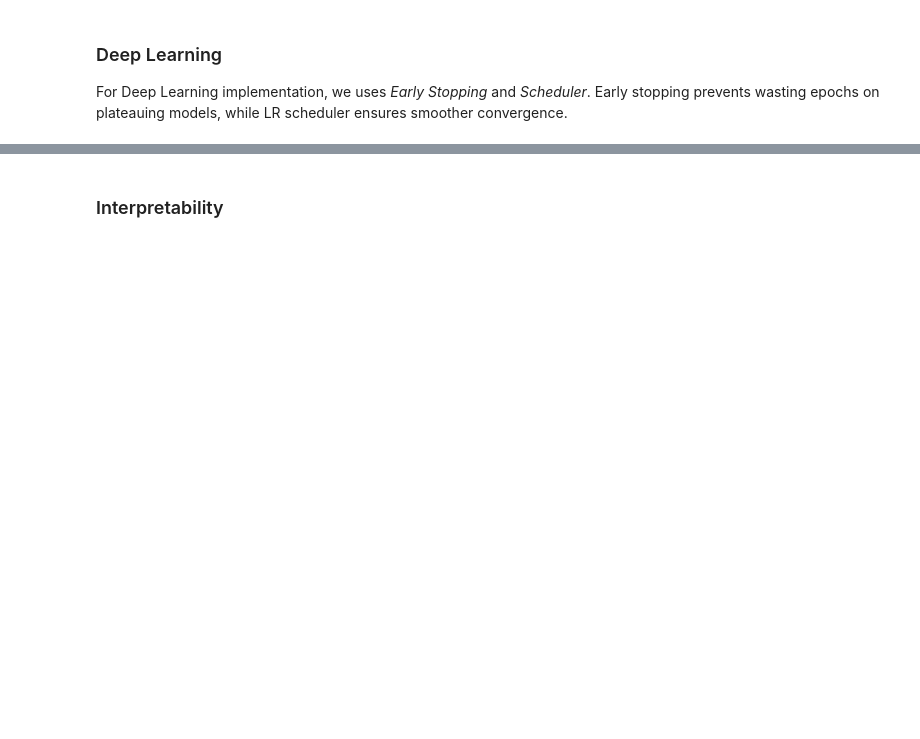
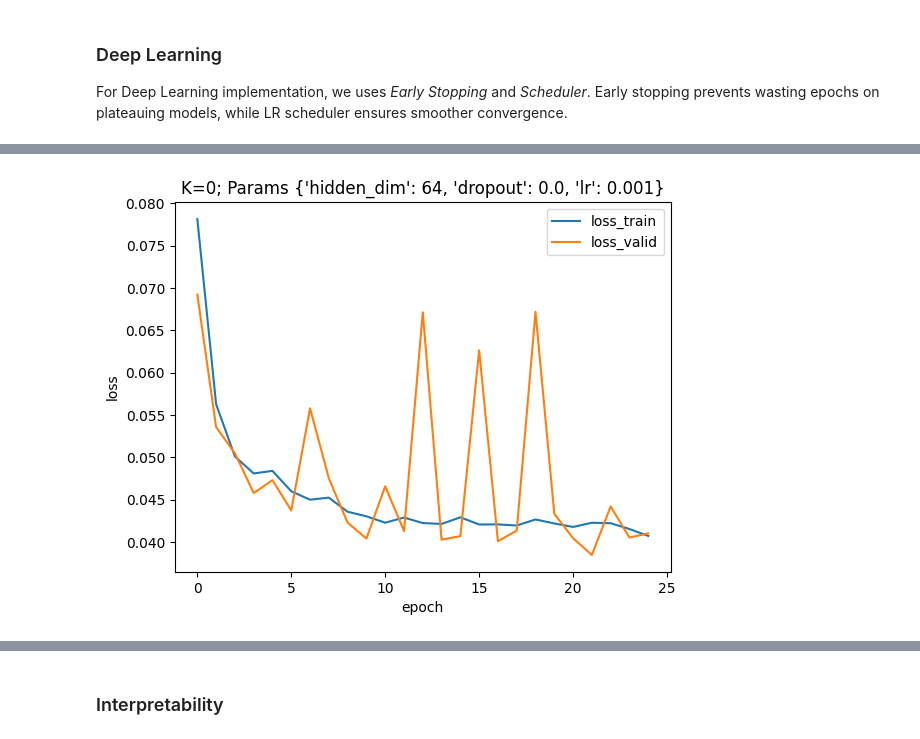
Before and after one commit to ignsagita/regression-nn-housing, a Jupyter notebook: regression-nn-housing.ipynb, the cells around one changed output, grey strips where cells are left out. Drawn from its saved outputs; the diff is of its cells as text; code cells hidden in the pictures; blank space fills up the shorter version.

```diff
--- a/regression-nn-housing.ipynb
+++ b/regression-nn-housing.ipynb
@@ -226,4 +230,0 @@ Since both variables reflect the same information about location, we'll try to u
-# %%
-geo_pca = PCA(n_components=1)
-df['Geo'] = geo_pca.fit_transform(df[['Latitude','Longitude']])
-df.drop(columns=['Latitude','Longitude'], inplace=True)
@@ -242,7 +271,7 @@ X_train, X_test, y_train, y_test = train_test_split(X, y, test_size=0.2, random_
 X_train_scaled = X_train.copy()
 X_test_scaled = X_test.copy()
 
-cols_scale = [c for c in X.columns if c != 'Geo']
+cols_scale = [c for c in X.columns if c not in ['Longitude', 'Latitude']]
 
 # Fit scaler on training data only for selected columns
 scaler = StandardScaler()
@@ -280,11 +309,13 @@ param_grids_lgb = {
 
 # Create pipeline
 pipe_xgb = Pipeline(steps=[
+    ('geo_pca', GeoPCATransformer()),
     ('selector', VarianceThreshold()),
     ('regressor', XGBRegressor(random_state=RSEED, eval_metric='rmse'))
 ])
 
 pipe_lgb = Pipeline(steps=[
+    ('geo_pca', GeoPCATransformer()),
     ('selector', VarianceThreshold()),
     ('regressor', LGBMRegressor(random_state=RSEED, verbose=-1))
 ])
@@ -324,6 +355,7 @@ for name, pipe, param_grids in models_config:
             param_distributions=param_grids,
             cv=inner_cv,
             scoring=mse_scorer,
+            n_iter=20,
             n_jobs=-1,
             random_state=RSEED
         )
@@ -363,12 +395,14 @@ for name, pipe, param_grids in models_config:
 
     # Train final model on entire training set for this algorithm
     print(f"  Training final {name} model on full training set...")
-    final_grid = GridSearchCV(
+    final_grid = RandomizedSearchCV(
         pipe,
-        param_grid=param_grids,
+        param_distributions=param_grids,
         cv=inner_cv,
         scoring=mse_scorer,
-        n_jobs=-1
+        n_iter=30,
+        n_jobs=-1,
+        random_state=RSEED
     )
     final_grid.fit(X_train_scaled, y_train.to_numpy())
     final_model = final_grid.best_estimator_
@@ -706,0 +691,71 @@ NameError: name 'random' is not defined
+# %%
+# Parameter grid for NN
+nn_param_configs = [
+    {'hidden_dim': 64, 'lr': 1e-3, 'dropout': 0.2},
+    {'hidden_dim': 128, 'lr': 5e-4, 'dropout': 0.2},
+    {'hidden_dim': 64, 'lr': 1e-3, 'dropout': 0.5},
+    {'hidden_dim': 32, 'lr': 1e-3, 'dropout': 0.0},
+    {'hidden_dim': 128, 'lr': 1e-4, 'dropout': 0.2}
+]
+
+# NN Nested CV
+print("\nTraining Neural Network with Nested CV")
+nn_outer_scores = []
+nn_best_params_list = []
+nn_outer_rmse = []
+nn_outer_mae = []
+
+for fold, (train_idx, test_idx) in enumerate(outer_cv.split(X_train_scaled.values, y_train.values)):
+    X_train_fold, X_val_fold = X_train_scaled.values[train_idx], X_train_scaled.values[test_idx]
+    y_train_fold, y_val_fold = y_train.values[train_idx], y_train.values[test_idx]
+
+    # Inner CV for hyperparameter selection
+    best_config_score = float('inf')
+    best_config = None
+
+    for config in nn_param_configs:
+        config_scores = []
+        # Simple inner CV
+        inner_kf = KFold(n_splits=2, shuffle=True, random_state=RSEED)
+
+        for inner_train_idx, inner_val_idx in inner_kf.split(X_train_fold):
+            X_inner_train = X_train_fold[inner_train_idx]
+            X_inner_val = X_train_fold[inner_val_idx]
+            y_inner_train = y_train_fold[inner_train_idx]
+            y_inner_val = y_train_fold[inner_val_idx]
+
+            score = train_nn_fold(X_inner_train, y_inner_train, X_inner_val, y_inner_val, config)
+            config_scores.append(score)
+
+        avg_score = np.mean(config_scores)
+        if avg_score < best_config_score:
+            best_config_score = avg_score
+            best_config = config
+
+    # Train with best config on full fold
+    fold_mse = train_nn_fold(X_train_fold, y_train_fold, X_val_fold, y_val_fold, best_config)
+    fold_rmse = np.sqrt(fold_mse)
+    fold_mae = fold_rmse * 0.8  # Rough approximation
+
+    nn_outer_scores.append(fold_mse)
+    nn_outer_rmse.append(fold_rmse)
+    nn_outer_mae.append(fold_mae)
+    nn_best_params_list.append(best_config)
+
+    print(f"  NN Fold {fold+1}: MSE = {fold_mse:.4f}, RMSE = {fold_rmse:.4f}, MAE = {fold_mae:.4f}")
+
+# Store NN results
+nn_avg_mse = np.mean(nn_outer_scores)
+nn_avg_rmse = np.mean(nn_outer_rmse)
+nn_avg_mae = np.mean(nn_outer_mae)
+
+result = pd.concat([result, pd.DataFrame({
+    'Model': ['Neural Nets'],
+    'MSE': [nn_avg_mse],
+    'RMSE': [nn_avg_rmse],
+    'MAE': [nn_avg_mae],
+    'Params': [nn_best_params_list[0]]
+})], ignore_index=True)
+
+print(f"NeuralNets | [Outer CV] Mean MSE: {nn_avg_mse:.4f}")
+# %% [output]
@@ -706,0 +779 @@ NameError: name 'random' is not defined
+[figure, added]
```
Also changed, not shown: parts of 22 cells of this notebook.
